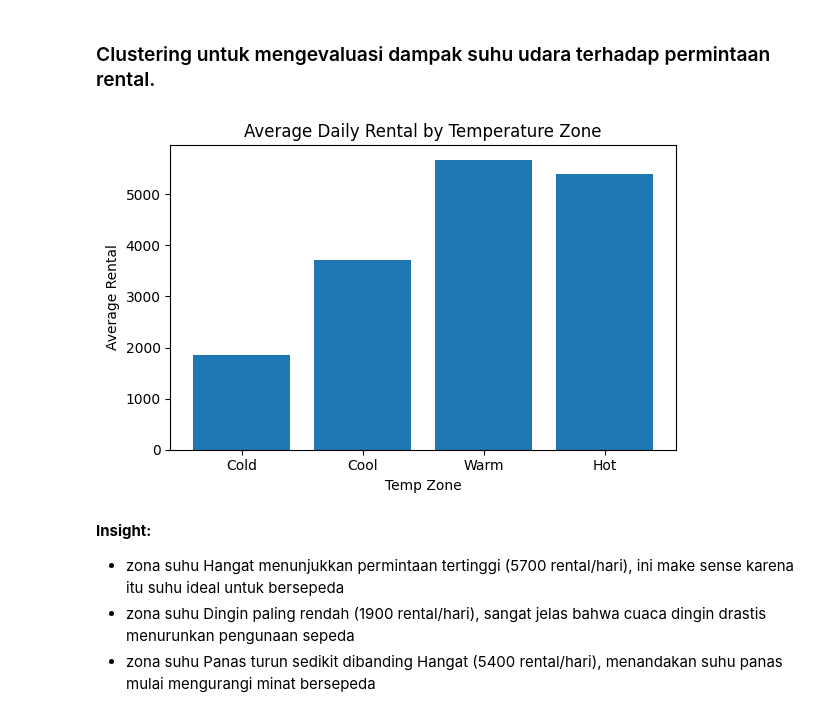
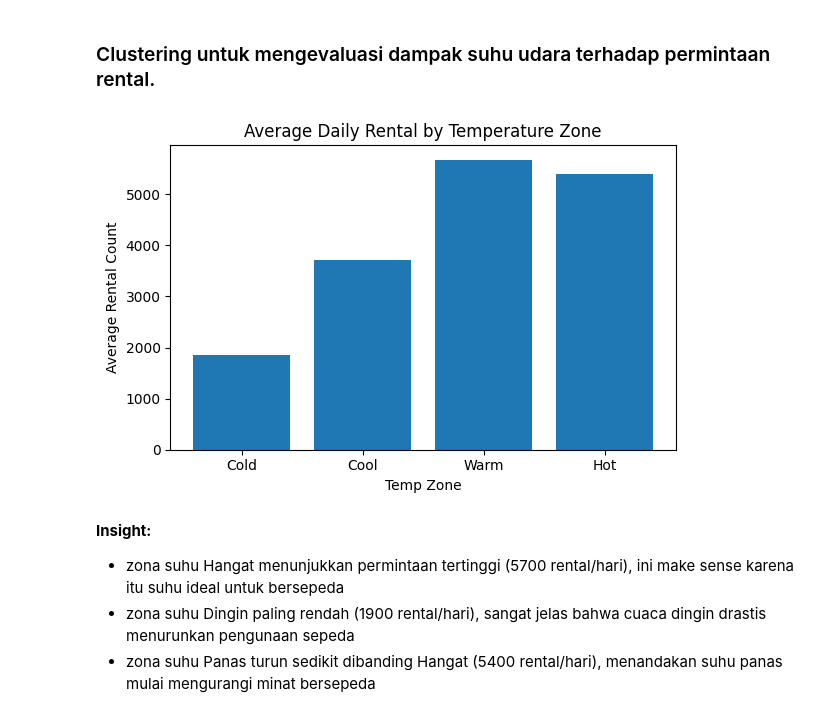
Before and after one commit to AliNicholas/Bike_Sharing_Final_Submission, a Jupyter notebook: notebook.ipynb, the cells around one changed output. Drawn from its saved outputs; the diff is of its cells as text; code cells hidden in the pictures.

Commit message:
update naming in plot

```diff
--- a/notebook.ipynb
+++ b/notebook.ipynb
@@ -557,31 +557,31 @@ Registered menyumbang ≈ 81% dari total rental rata‑rata dua tahun.
 # %%
 hour_df['temp_c'] = hour_df['temp'] * 41
 bins  = [-1, 10, 20, 30, 50]
 labels = ['Cold','Cool','Warm','Hot']
 hour_df['zona_suhu'] = pd.cut(hour_df['temp_c'], bins=bins, labels=labels)
 
 
 daily_temp = (hour_df
               .reset_index()
               .groupby('date')
               .agg({'total_rent_count':'sum',
                     'zona_suhu'       :lambda x: x.mode().iloc[0]}))
 
 eda4 = (daily_temp
         .groupby('zona_suhu')['total_rent_count']
         .mean()
         .reset_index())
 
 # bikin plot
 plt.figure(figsize=(6,4))
 plt.bar(eda4['zona_suhu'], eda4['total_rent_count'])
 plt.title('Average Daily Rental by Temperature Zone')
 plt.xlabel('Temp Zone')
-plt.ylabel('Average Rental')
+plt.ylabel('Average Rental Count')
 plt.tight_layout()
 plt.show()
 # %% [output]
-[figure, old version]
+[figure, new version]
 # %% [markdown]
 **Insight:**
 - zona suhu Hangat menunjukkan permintaan tertinggi (5700 rental/hari), ini make sense karena itu suhu ideal untuk bersepeda
```
Also changed, not shown: parts of 2 cells of this notebook, 1 other file.
